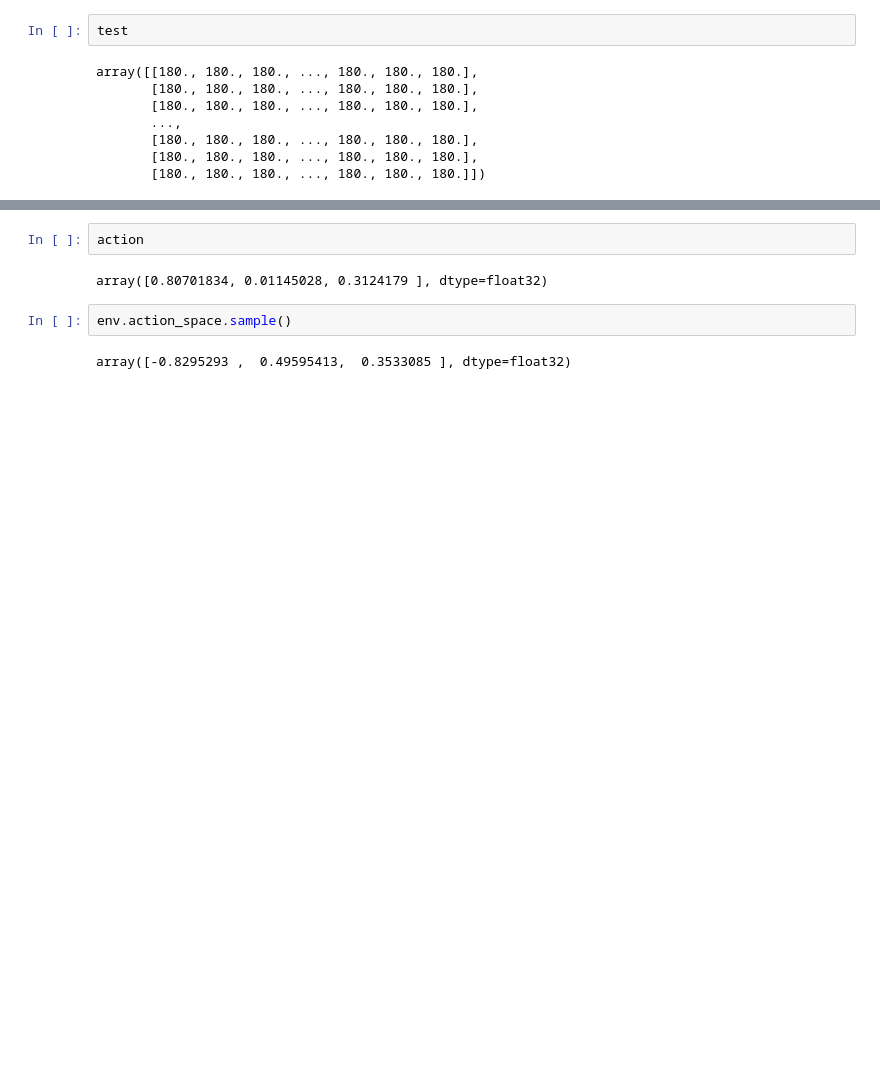
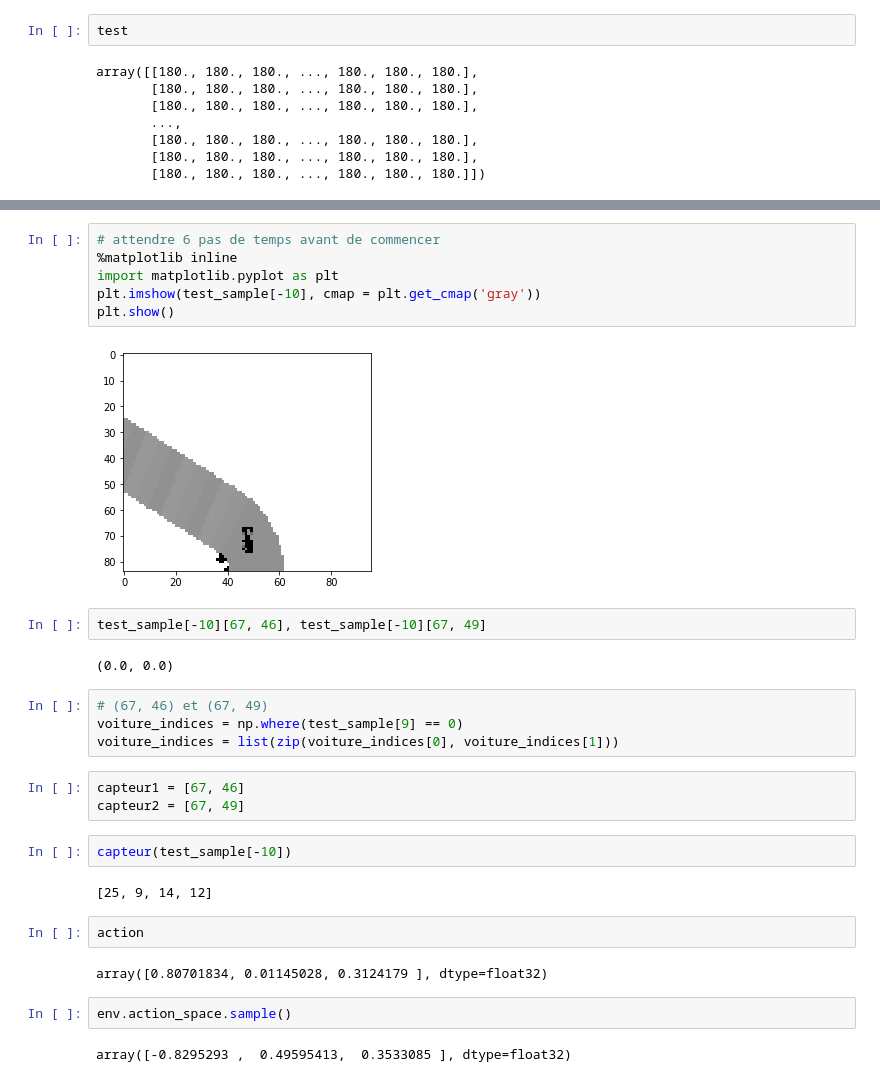
Before and after one commit to felixchalumeau/INF581-project, a Jupyter notebook: sandbox.ipynb, the cells around one changed output, grey strips where cells are left out. Drawn from its saved outputs; the diff is of its cells as text; blank space fills up the shorter version.

```diff
--- a/sandbox.ipynb
+++ b/sandbox.ipynb
@@ -80,3 +120,26 @@ plt.show()
+# %%
+# attendre 6 pas de temps avant de commencer
+%matplotlib inline
+import matplotlib.pyplot as plt
+plt.imshow(test_sample[-10], cmap = plt.get_cmap('gray'))
+plt.show()
+# %% [output]
+[figure, added]
+# %%
+test_sample[-10][67, 46], test_sample[-10][67, 49]
+# %% [output]
+(0.0, 0.0)
+# %%
+# (67, 46) et (67, 49)
+voiture_indices = np.where(test_sample[9] == 0)
+voiture_indices = list(zip(voiture_indices[0], voiture_indices[1]))
+# %%
+capteur1 = [67, 46]
+capteur2 = [67, 49]
+# %%
+capteur(test_sample[-10])
+# %% [output]
+[25, 9, 14, 12]
 # %%
 action
 # %% [output]
```
Also changed, not shown: parts of 6 cells of this notebook, 1 other file.
